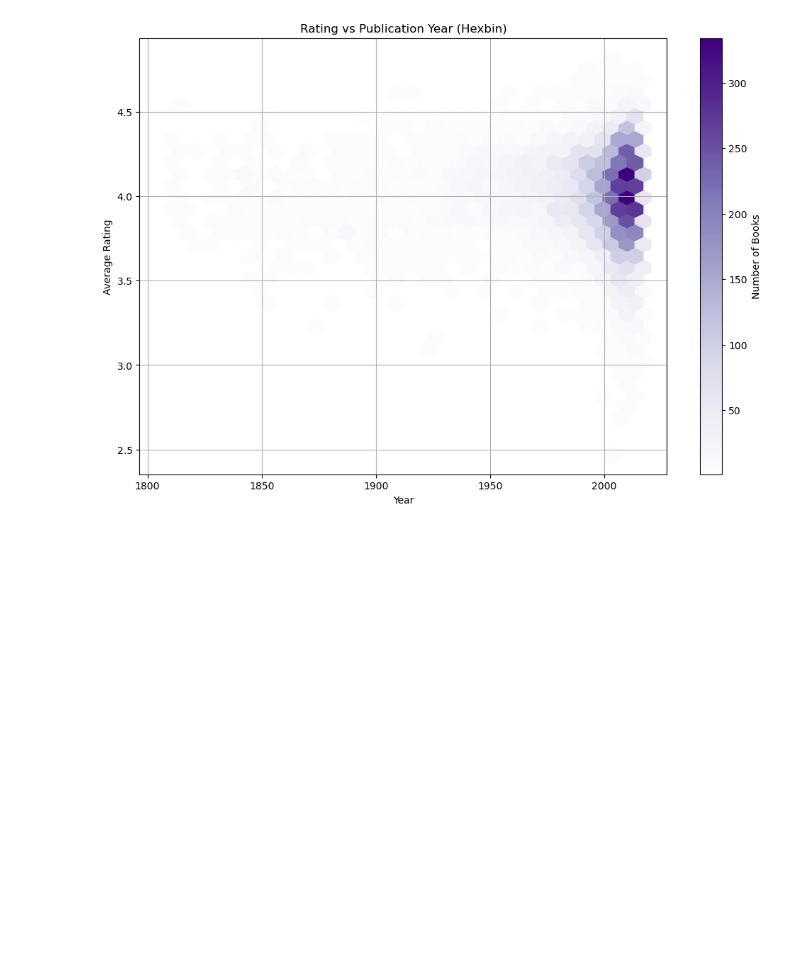
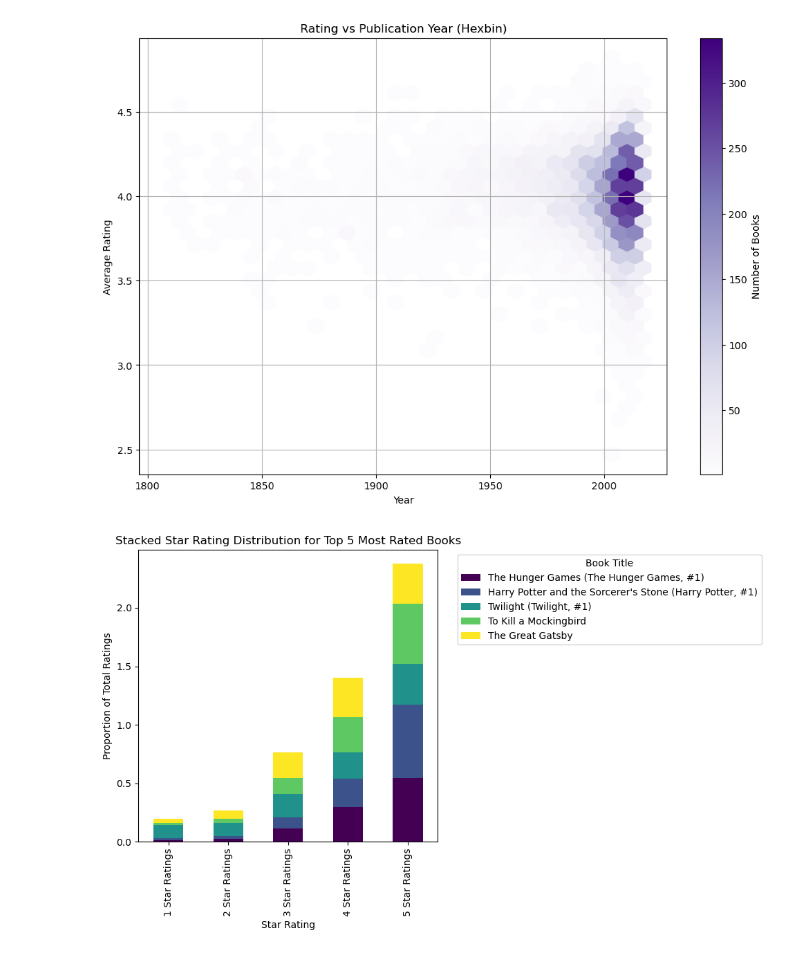
Before and after one commit to Bkedl/goodreads-sandbox, a Jupyter notebook: notesbooks/exploratory_analysis.ipynb, the cells around one changed output. Saved outputs shown, nothing was run; the diff lists cells and outputs as text; code cells hidden in the pictures; blank space fills up the shorter version.

```diff
--- a/notesbooks/exploratory_analysis.ipynb
+++ b/notesbooks/exploratory_analysis.ipynb
@@ -326,3 +326,23 @@ plt.grid(True)
 plt.show()
 # %% [output]
 [figure]
+# %%
+# Choose a few popular books
+top_books = df.sort_values(by='Ratings Count', ascending=False).head(5)
+
+# Plot star rating breakdowns
+star_cols = ['1 Star Ratings', '2 Star Ratings', '3 Star Ratings', '4 Star Ratings', '5 Star Ratings']
+top_books_plot = top_books.set_index('Title')[star_cols]
+
+# Normalise to proportions
+top_books_plot = top_books_plot.div(top_books_plot.sum(axis=1), axis=0)
+
+top_books_plot.T.plot(kind='bar', stacked=True, figsize=(10, 6), colormap='viridis')
+plt.title('Stacked Star Rating Distribution for Top 5 Most Rated Books')
+plt.xlabel('Star Rating')
+plt.ylabel('Proportion of Total Ratings')
+plt.legend(title='Book Title', bbox_to_anchor=(1.05, 1))
+plt.tight_layout()
+plt.show()
+# %% [output]
+[figure, added]
```
Also changed, not shown: parts of 10 cells of this notebook.
